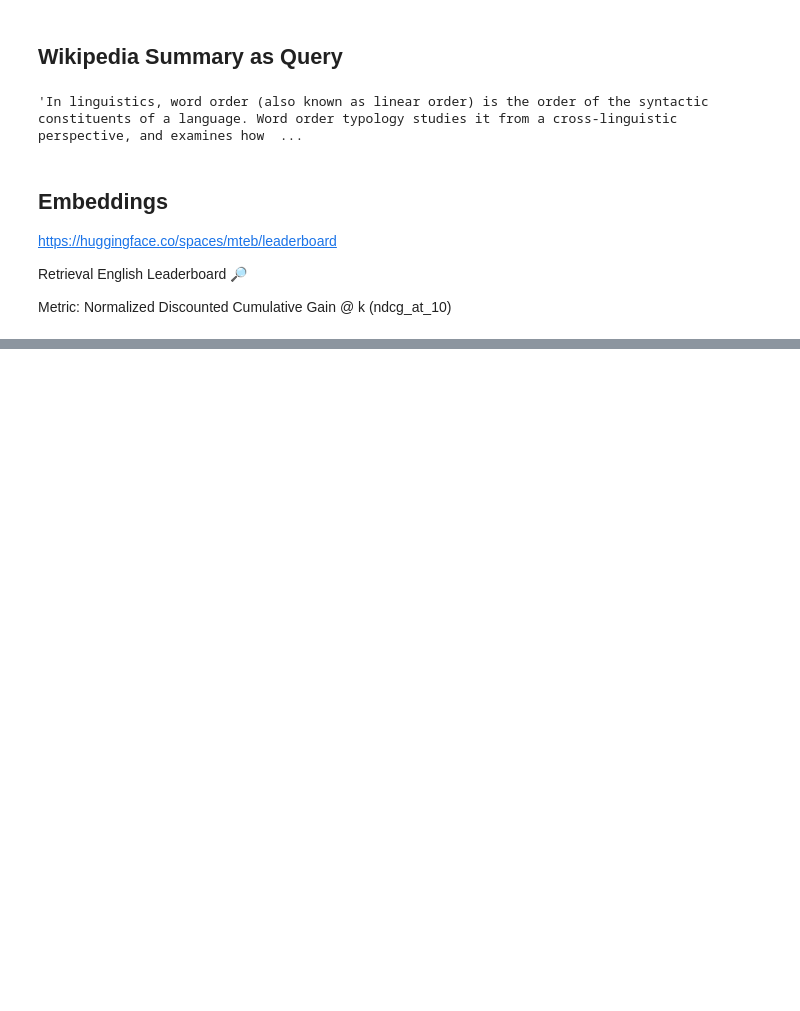
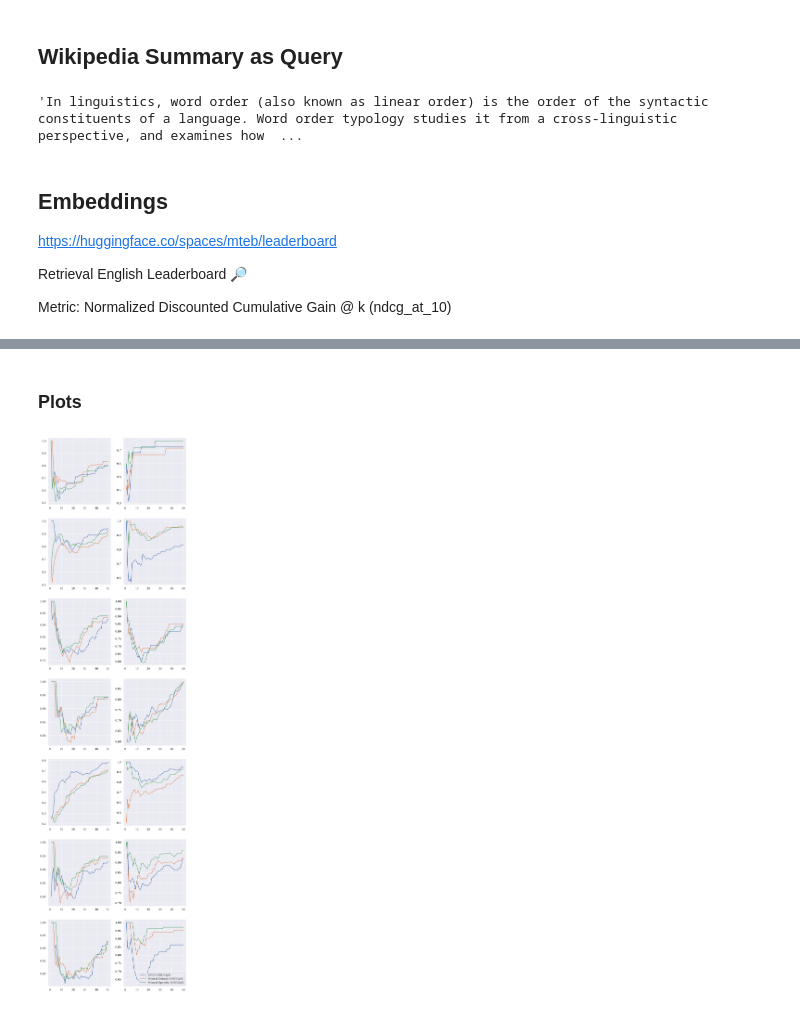
Before and after one commit to al-the-eigenvalue/RAG-on-grammars, a Jupyter notebook: benchmarking_retrievers.ipynb, the cells around one changed output, grey strips where cells are left out. Cells and saved outputs as stored; diff of their text form; code cells hidden in the pictures; blank space fills up the shorter version.

```diff
--- a/benchmarking_retrievers.ipynb
+++ b/benchmarking_retrievers.ipynb
@@ -32,13 +51,21 @@ mapping = {
     3.0: 5
 }
 
-for filepath in filepaths:
+mapping_binary = {
+    0.0: 0,
+    1.0: 0,
+    2.1: 0,
+    2.2: 0,
+    2.3: 1,
+    3.0: 1
+}
+
+for filepath in filepaths_benchmark:
     df = pd.read_csv(filepath)
     df['Relevance Score'] = df['Annotation'].map(mapping)
+    df['Binary Relevance Score'] = df['Annotation'].map(mapping_binary)
     df['BM25 Rank'] = df.index + 1
     df.to_csv(filepath, index=False)
-# %%
-df = pd.read_csv('/content/retrievers_benchmark/campbell2017grammar.csv')
 # %% [markdown]
 ## Metric: Normalized Discounted Cumulative Gain (NDCG@K)
 # %%
@@ -59,13 +86,13 @@ def ndcg(relevance_scores):
     return ndcg
 # %% [markdown]
 ## The Only Language-Agnostic Ranker (aka Baseline): BM25
-# %%
-for filepath in filepaths:
-    df = pd.read_csv(filepath)
-    df['Relevance Score'] = df['Annotation'].map(mapping)
-    df['BM25 Rank'] = df.index + 1
-    df['BM25 NDCG@K'] = ndcg(df['Relevance Score'])
-    df.to_csv(filepath, index=False)
+# %%
+for i, f_benchmark in enumerate(filepaths_benchmark):
+    df_benchmark = pd.read_csv(f_benchmark)
+    df_metrics = pd.read_csv(filepaths_metrics[i])
+    df_metrics['BM25 Relevance Score'] = df_benchmark['Relevance Score']
+    df_metrics['BM25 NDCG@K'] = ndcg(df_benchmark['Relevance Score'])
+    df_metrics.to_csv(filepaths_metrics[i], index=False)
 # %% [markdown]
 ## Wikipedia Summary as Query
 # %%
@@ -126,0 +253,16 @@ sns.lineplot(data=df, x='BM25 Rank', y='BM25 NDCG@K');
+# %% [markdown]
+### Plots
+# %%
+x = range(1, 51)
+plt.rcParams['figure.figsize'] = (10, 40)
+fig, axs = plt.subplots(7, 2)
+for i in range(7):
+    for j in range(2):
+        df = pd.read_csv(filepaths_metrics[i * 2 + j])
+        axs[i, j].plot(x, df['BM25 NDCG@K'], label = 'BM25 NDCG@K')
+        axs[i, j].plot(x, df['e5-mistral-7b-instruct Default Instruct NDCG@K'], label = 'Mistral Default NDCG@K')
+        axs[i, j].plot(x, df['e5-mistral-7b-instruct Specific Instruct NDCG@K'], label = 'Mistral Specific NDCG@K')
+plt.legend()
+plt.show()
+# %% [output]
+[figure, added]
```
Also changed, not shown: parts of 36 cells of this notebook.
